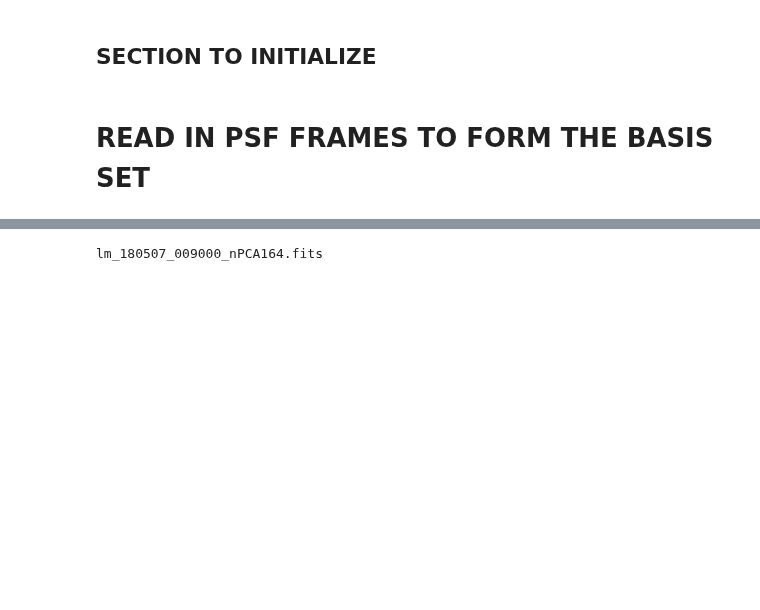
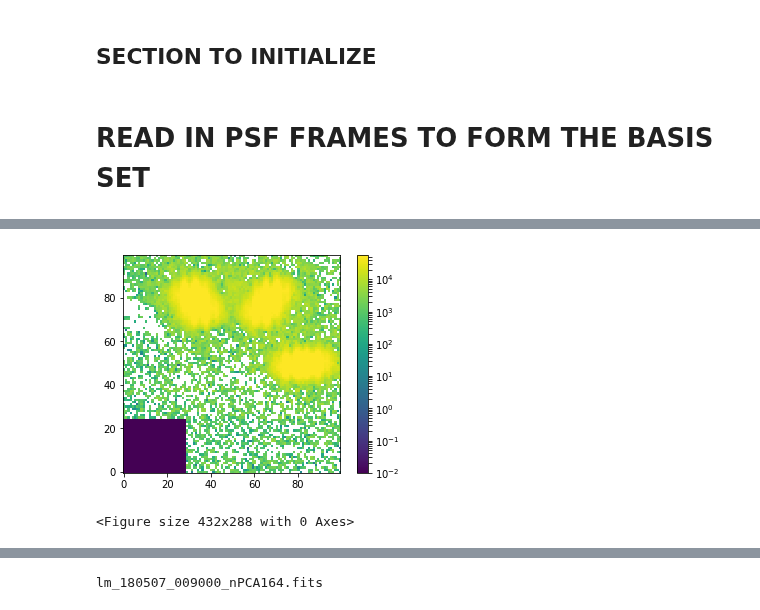
Before and after one commit to mwanakijiji/lbti_altair_fizeau, a Jupyter notebook: inject_fake_planets_test1.ipynb, the cells around one changed output, grey strips where cells are left out. Cells and saved outputs as stored; diff of their text form; code cells hidden in the pictures; blank space fills up the shorter version.

```diff
--- a/inject_fake_planets_test1.ipynb
+++ b/inject_fake_planets_test1.ipynb
@@ -327,0 +426,2 @@ test
+# %%
+lmir_ps = 0.0107 # LMIR plate scale (asec/pix)
@@ -327,0 +443,16 @@ test
+# %%
+# permutate values to get all possible parameter combinations
+
+import itertools
+keys, values = zip(*d.items())
+experiments = [dict(zip(keys, v)) for v in itertools.product(*values)]
+
+# convert to dataframe
+experiment_vector = pd.DataFrame(experiments)
+# %%
+# convert radii in asec to pixels
+
+experiment_vector["rad_pix"] = np.divide(experiment_vector["rad_asec"],lmir_ps)
+experiment_vector["ampl_linear_abs"] = np.multiply(experiment_vector["ampl_linear_norm"],
+                                                   np.max(fit_sat["recon_2d"])) # maybe should do this after smoothing?
+ampl_host_star = np.max(fit_sat["recon_2d"]) # FYI
@@ -327,0 +489,20 @@ test
+# %%
+# inject some overlapping test fake planets
+
+junk = np.zeros(np.shape(fit_unsat["recon_2d"]))
+y_cen, x_cen = 0.5*(np.subtract(np.shape(fit_unsat["recon_2d"]),1.))
+
+# loop over all elements in the parameter vector
+for pos_num in range(0,len(experiment_vector)):
+    reconImg_shifted = scipy.ndimage.interpolation.shift(
+        fit_unsat["recon_2d"],
+        shift = [experiment_vector["y_pix_coord"][pos_num], experiment_vector["x_pix_coord"][pos_num]]) # shift in +y,+x convention
+    junk = np.add(junk,reconImg_shifted)
+
+plt.imshow(junk, norm=LogNorm(vmin=0.01, vmax=55000), origin="lower")
+plt.colorbar()
+plt.show()
+plt.clf()
+# %% [output]
+[figure, added]
+<Figure size 432x288 with 0 Axes>
```
Also changed, not shown: parts of 24 cells of this notebook.
